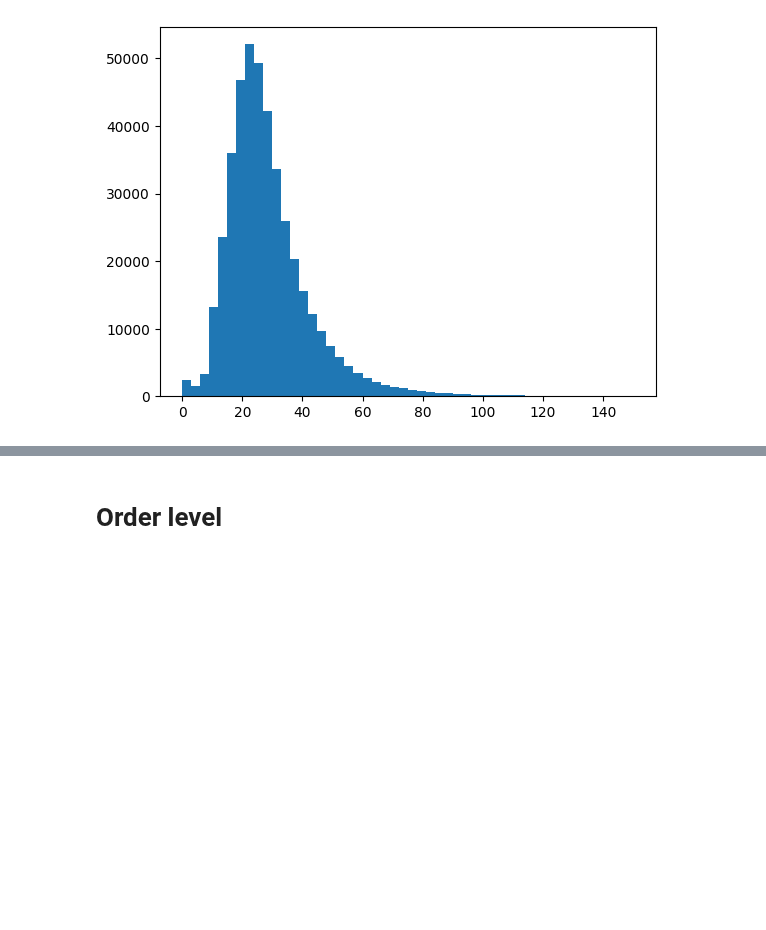
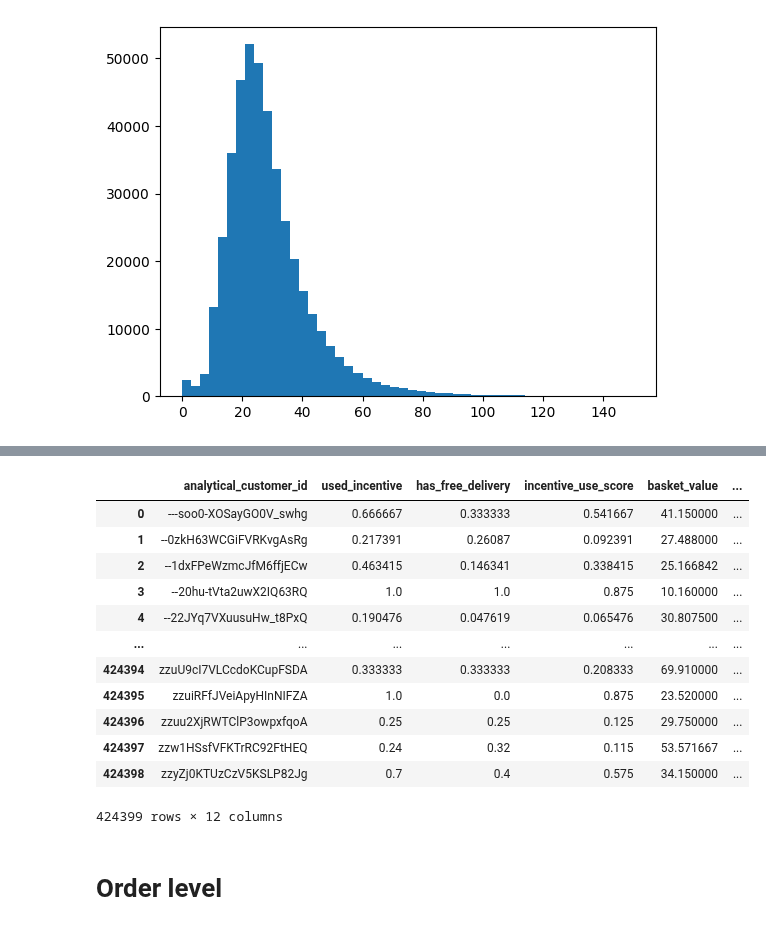
Before and after one commit to AChiaraCapuano/incentives_analysis, a Jupyter notebook: analysis_nb.ipynb, the cells around one changed output, grey strips where cells are left out. Saved outputs shown, nothing was run; the diff lists cells and outputs as text; code cells hidden in the pictures; blank space fills up the shorter version.

```diff
--- a/analysis_nb.ipynb
+++ b/analysis_nb.ipynb
@@ -83,3 +115,19 @@ plt.hist(df_avg_basket[df_avg_basket['basket_value']<150]['basket_value'], bins=
+# %%
+df_median_sol
+# %% [output]
+|  | analytical_customer_id | used_incentive | has_free_delivery | incentive_use_score | basket_value | ... |
+| 0 | ---soo0-XOSayGO0V_swhg | 0.666667 | 0.333333 | 0.541667 | 41.150000 | ... |
+| 1 | --0zkH63WCGiFVRKvgAsRg | 0.217391 | 0.26087 | 0.092391 | 27.488000 | ... |
+| 2 | --1dxFPeWzmcJfM6ffjECw | 0.463415 | 0.146341 | 0.338415 | 25.166842 | ... |
+| 3 | --20hu-tVta2uwX2IQ63RQ | 1.0 | 1.0 | 0.875 | 10.160000 | ... |
+| 4 | --22JYq7VXuusuHw_t8PxQ | 0.190476 | 0.047619 | 0.065476 | 30.807500 | ... |
+| ... | ... | ... | ... | ... | ... | ... |
+| 424394 | zzuU9cI7VLCcdoKCupFSDA | 0.333333 | 0.333333 | 0.208333 | 69.910000 | ... |
+| 424395 | zzuiRFfJVeiApyHInNIFZA | 1.0 | 0.0 | 0.875 | 23.520000 | ... |
+| 424396 | zzuu2XjRWTClP3owpxfqoA | 0.25 | 0.25 | 0.125 | 29.750000 | ... |
+| 424397 | zzw1HSsfVFKTrRC92FtHEQ | 0.24 | 0.32 | 0.115 | 53.571667 | ... |
+| 424398 | zzyZj0KTUzCzV5KSLP82Jg | 0.7 | 0.4 | 0.575 | 34.150000 | ... |
+424399 rows × 12 columns
 # %% [markdown]
 # Order level
 # %%
```
Also changed, not shown: parts of 11 cells of this notebook.
